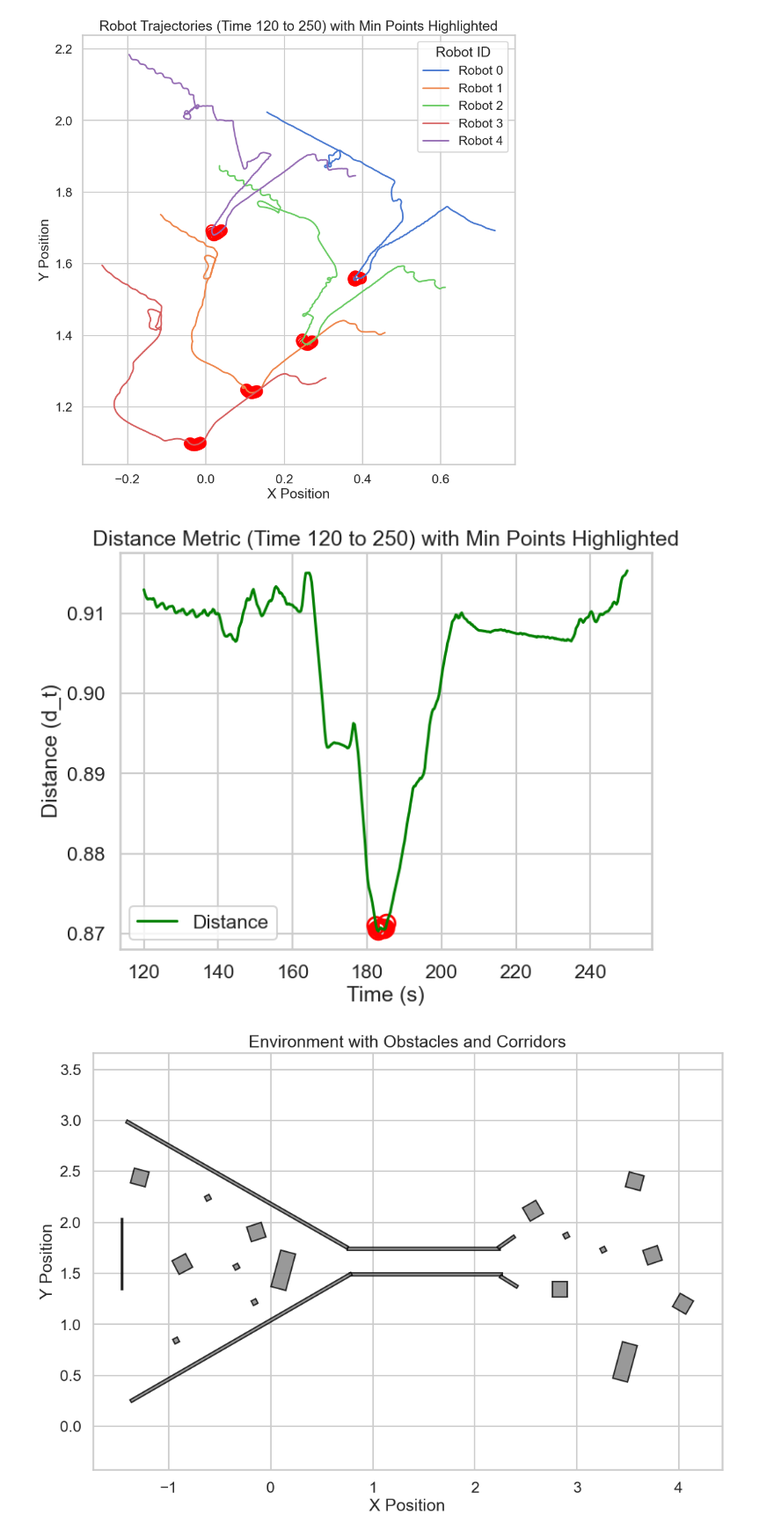
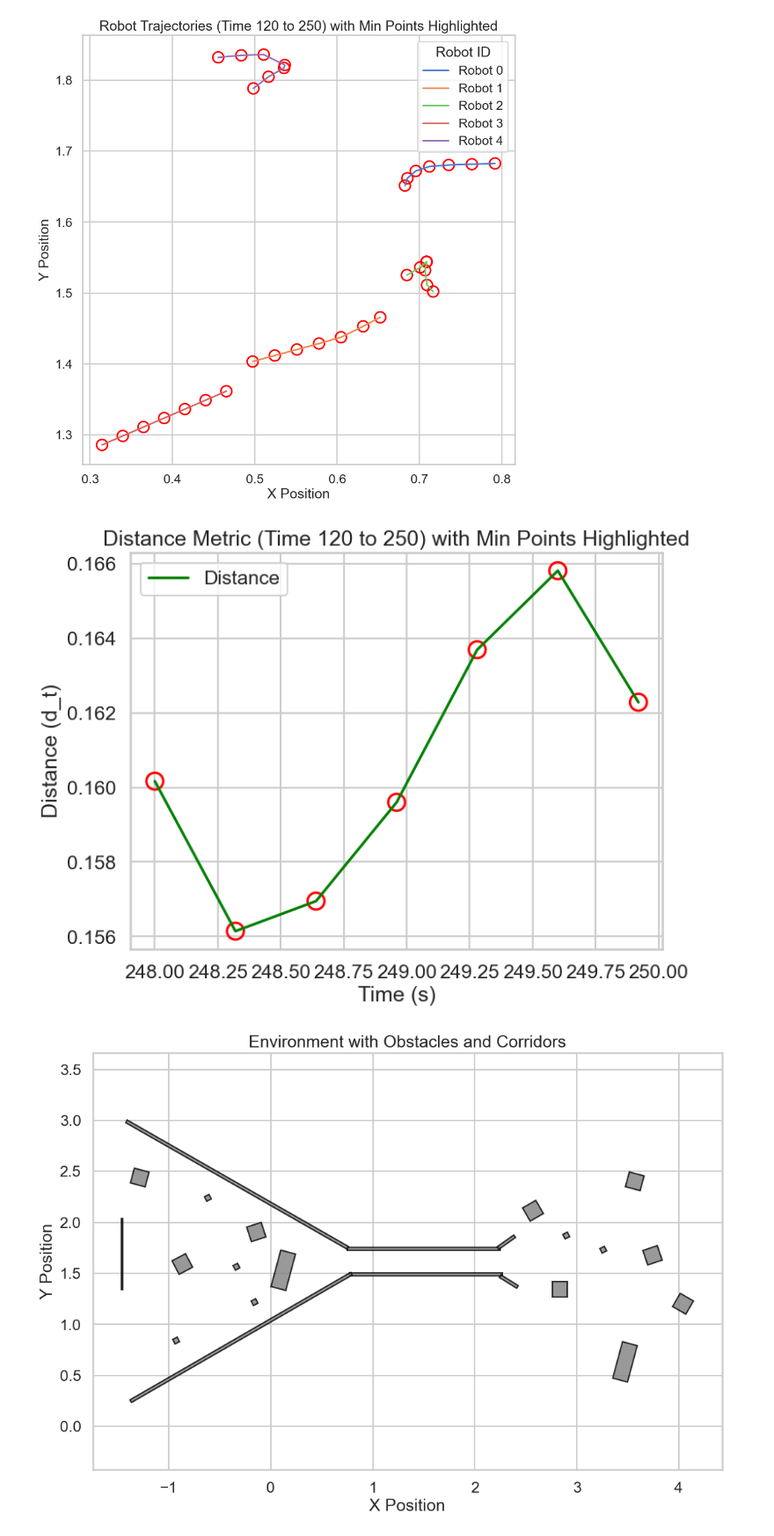
Before and after one commit to antoinehinary/robot_swarm_control, a Jupyter notebook: analysis.ipynb, the cells around one changed output. Shown at 88% size. Cells and saved outputs as stored; diff of their text form; code cells hidden in the pictures.

```diff
--- a/analysis.ipynb
+++ b/analysis.ipynb
@@ -199,37 +166,37 @@ def plot_filtered_trajectories_with_highlight(data, start_time, end_time, highli
 # Plot filtered distance metric with optional circles around minimum 10 points
 def plot_filtered_metrics_with_highlight(data, start_time, end_time, highlight_min_points=True):
     # Filter data for the specified time range
     filtered_data = data[(data["time"] >= start_time) & (data["time"] <= end_time)]
 
     # Distance Plot
     plt.figure(figsize=(8, 6))
     sns.lineplot(x="time", y="distance", data=filtered_data, color="green", label="Distance")
 
     # Highlight minimum 10 points if enabled
     if highlight_min_points:
         min_distance_idx = filtered_data["distance"].nsmallest(10).index
         plt.scatter(
             filtered_data.loc[min_distance_idx, "time"],
             filtered_data.loc[min_distance_idx, "distance"],
             edgecolor="red",
             facecolor="none",
             s=200,
             linewidth=2
         )
 
     plt.title(f"Distance Metric (Time {start_time} to {end_time}) with Min Points Highlighted")
     plt.xlabel("Time (s)")
     plt.ylabel("Distance (d_t)")
     plt.legend()
     plt.grid(True)
     plt.show()
 
 # Call the functions with the optional highlight_min_points parameter
-plot_filtered_trajectories_with_highlight(data, start_time=120, end_time=250, highlight_min_points=True)
-plot_filtered_metrics_with_highlight(data, start_time=120, end_time=250, highlight_min_points=True)
+plot_filtered_trajectories_with_highlight(laplace_data, start_time=120, end_time=250, highlight_min_points=True)
+plot_filtered_metrics_with_highlight(laplace_data, start_time=120, end_time=250, highlight_min_points=True)
 # %% [output]
-[figure, old version]
+[figure, new version]
-[figure, old version]
+[figure, new version]
 # %%
 import re
 import matplotlib.pyplot as plt
```
Also changed, not shown: parts of 3 cells of this notebook, 2 other files.
